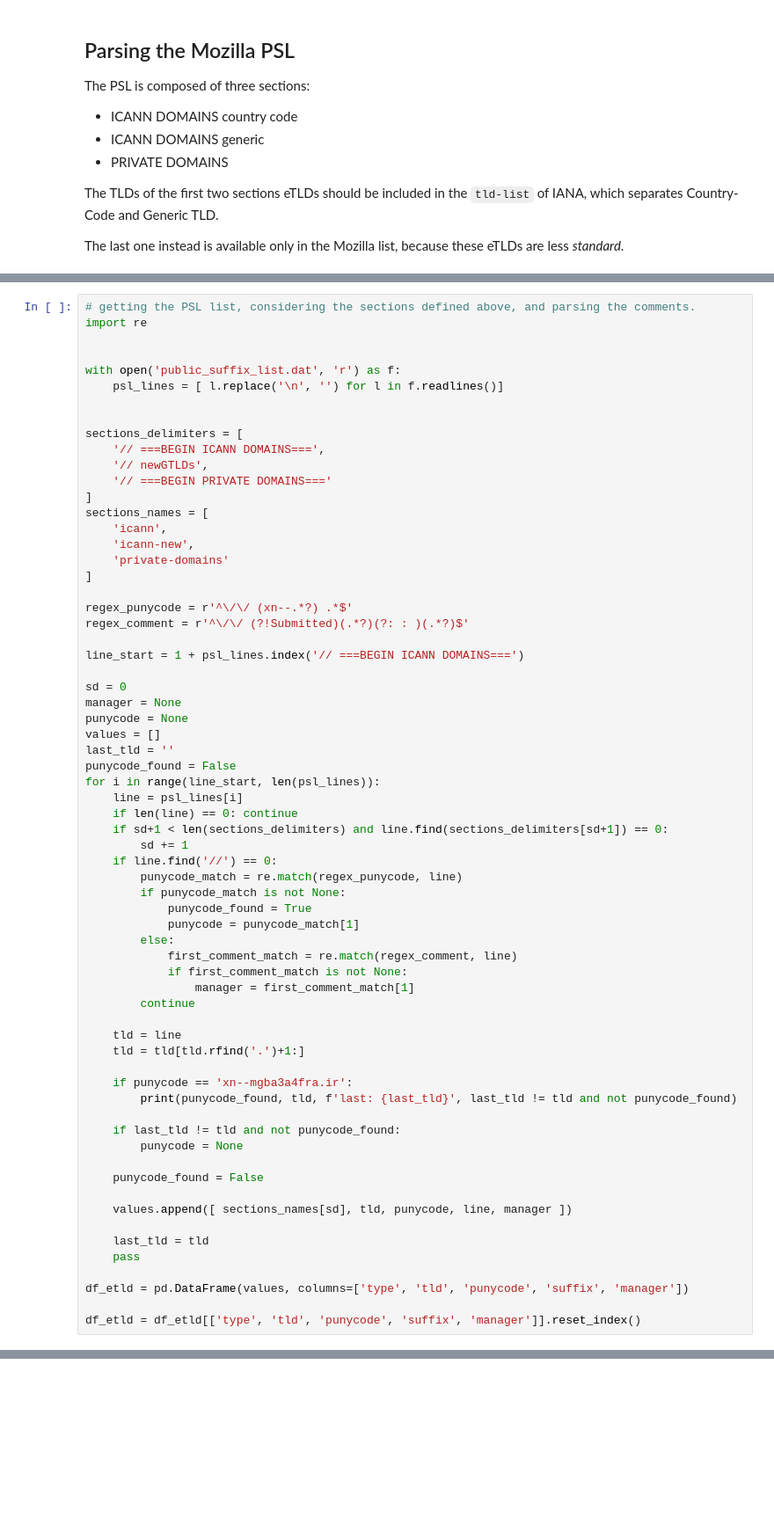
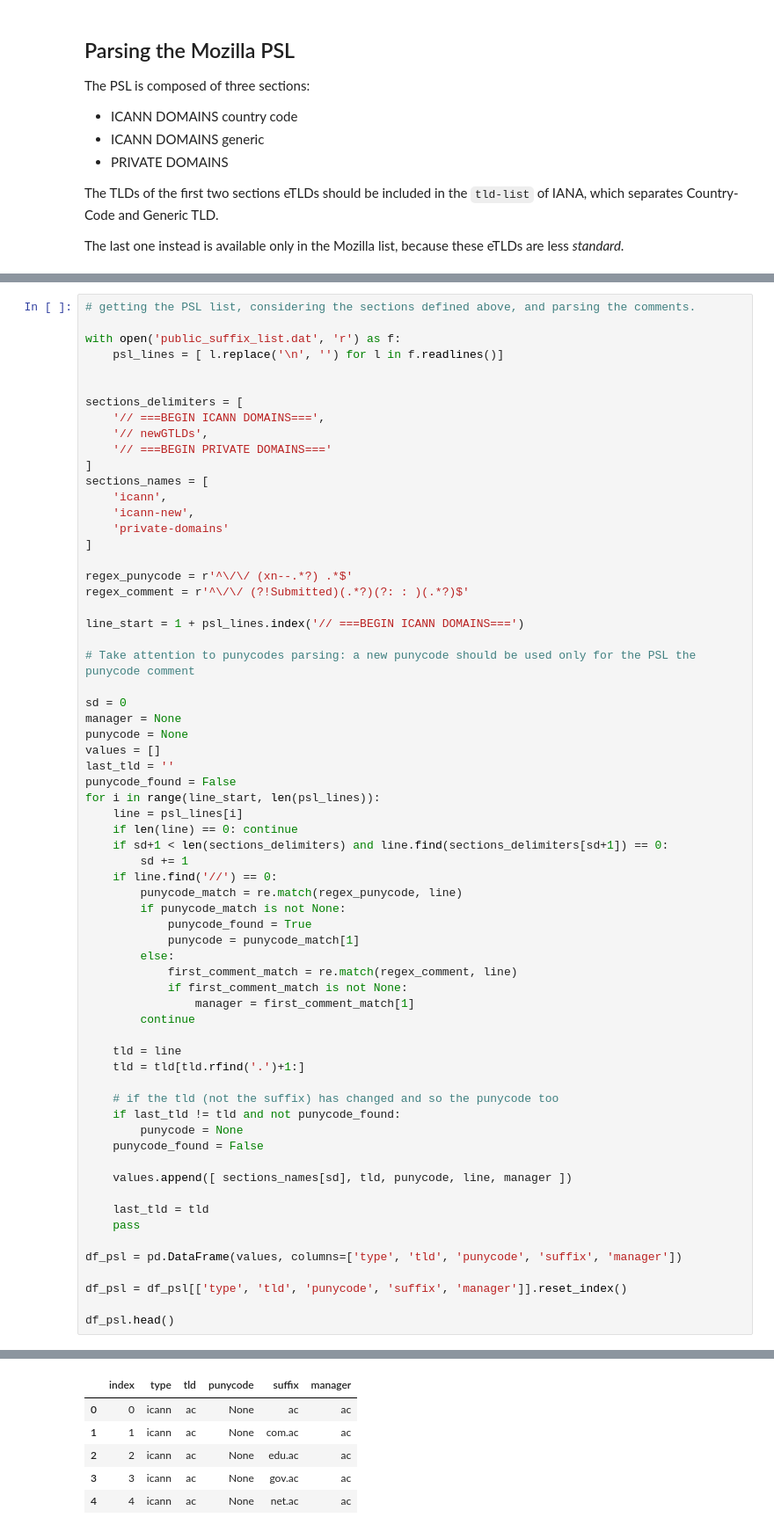
Before and after one commit to princio/pslregex, a Jupyter notebook: notebook.ipynb, the cells around one changed output, grey strips where cells are left out. Shown at 88% size. Drawn from its saved outputs; the diff is of its cells as text; blank space fills up the shorter version.

```diff
--- a/notebook.ipynb
+++ b/notebook.ipynb
@@ -116,7 +132,5 @@ Warning: tldlist has 1 TLDs not contained in IANA
 # %%
 # getting the PSL list, considering the sections defined above, and parsing the comments.
-import re
-
 
 with open('public_suffix_list.dat', 'r') as f:
     psl_lines = [ l.replace('\n', '') for l in f.readlines()]
@@ -137,6 +151,8 @@ regex_punycode = r'^\/\/ (xn--.*?) .*$'
 regex_comment = r'^\/\/ (?!Submitted)(.*?)(?: : )(.*?)$'
 
 line_start = 1 + psl_lines.index('// ===BEGIN ICANN DOMAINS===')
+
+# Take attention to punycodes parsing: a new punycode should be used only for the PSL the punycode comment
 
 sd = 0
 manager = None
@@ -163,12 +179,9 @@ for i in range(line_start, len(psl_lines)):
     tld = line
     tld = tld[tld.rfind('.')+1:]
 
-    if punycode == 'xn--mgba3a4fra.ir':
-        print(punycode_found, tld, f'last: {last_tld}', last_tld != tld and not punycode_found)
-
+    # if the tld (not the suffix) has changed and so the punycode too
     if last_tld != tld and not punycode_found:
         punycode = None
-
     punycode_found = False
 
     values.append([ sections_names[sd], tld, punycode, line, manager ])
@@ -176,7 +189,9 @@ for i in range(line_start, len(psl_lines)):
     last_tld = tld
     pass
 
-df_etld = pd.DataFrame(values, columns=['type', 'tld', 'punycode', 'suffix', 'manager'])
+df_psl = pd.DataFrame(values, columns=['type', 'tld', 'punycode', 'suffix', 'manager'])
 
-df_etld = df_etld[['type', 'tld', 'punycode', 'suffix', 'manager']].reset_index()
+df_psl = df_psl[['type', 'tld', 'punycode', 'suffix', 'manager']].reset_index()
+
+df_psl.head()
 # %% [output]
@@ -185,3 +198,9 @@ False is last: ir True
+|  | index | type | tld | punycode | suffix | manager |
+| 0 | 0 | icann | ac | None | ac | ac |
+| 1 | 1 | icann | ac | None | com.ac | ac |
+| 2 | 2 | icann | ac | None | edu.ac | ac |
+| 3 | 3 | icann | ac | None | gov.ac | ac |
+| 4 | 4 | icann | ac | None | net.ac | ac |
 # %%
 # the merge will be done with the tld column
 
```
Also changed, not shown: parts of 16 cells of this notebook.
